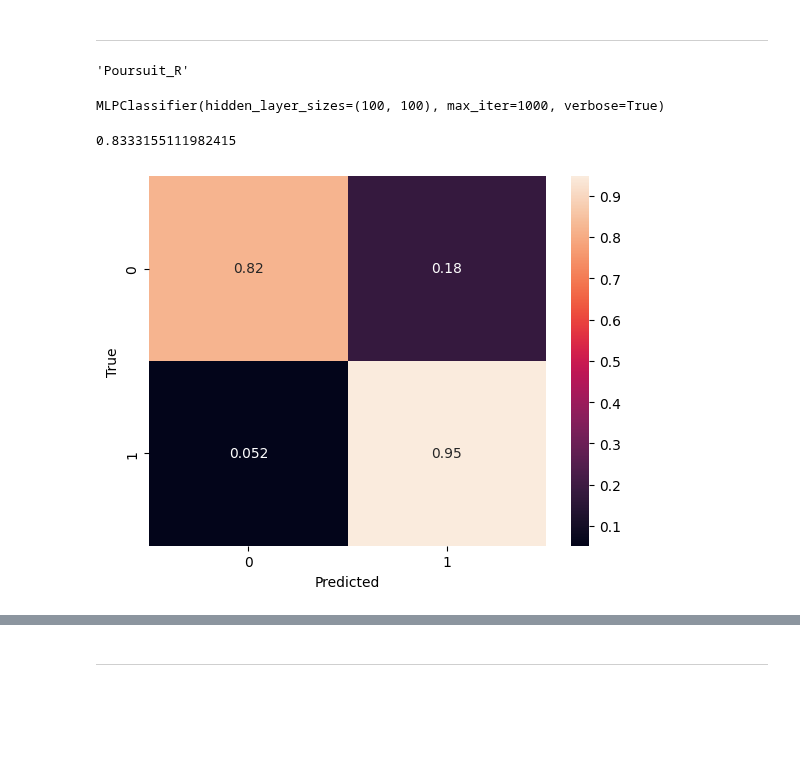
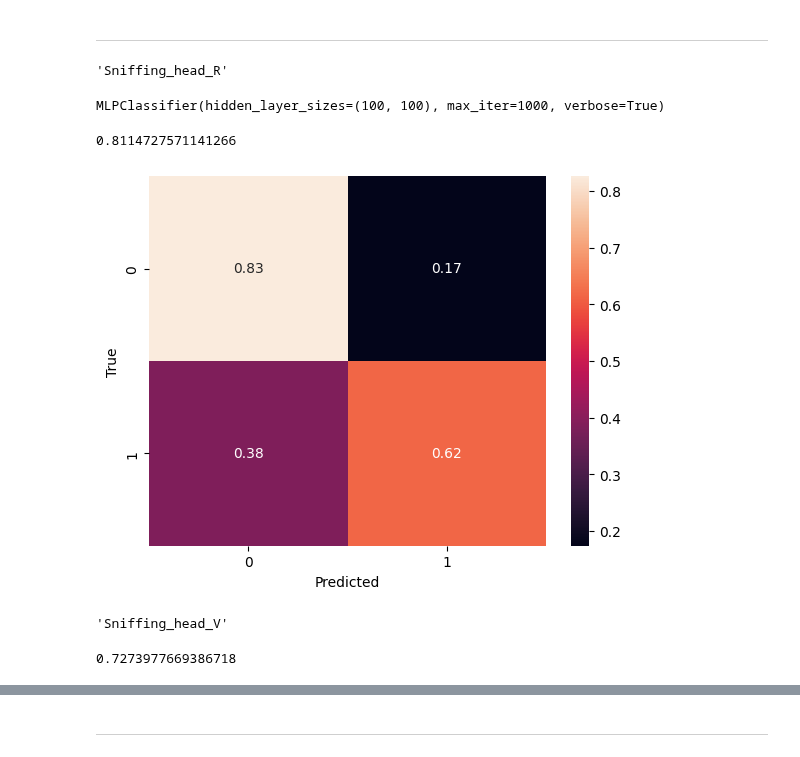
Before and after one commit to JulianAlvarezdeGiorgi/Behavioral_Tagging_of_Mice_in_multiple_Mice_setup_using_Deep_Learning, a Jupyter notebook: src/results_baseline_models.ipynb, the cells around one changed output, grey strips where cells are left out. Cells and saved outputs as stored; diff of their text form; code cells hidden in the pictures; blank space fills up the shorter version.

```diff
--- a/src/results_baseline_models.ipynb
+++ b/src/results_baseline_models.ipynb
@@ -137,7 +218,7 @@ beh_names[0]
 ## General contact
 # %%
 # Load the model
-model = joblib.load('baseline_models/model_gencont.pkl')
+model = joblib.load('baseline_models/new_dataset/model_gencont.pkl')
 print(model)
 # %% [output]
 MLPClassifier(hidden_layer_sizes=(100, 100), max_iter=1000, verbose=True)
@@ -166,7 +252,7 @@ beh_names[1]
 'Sniffing_R'
 # %%
 # Load the model
-model = joblib.load('baseline_models/model_sniffR.pkl')
+model = joblib.load('baseline_models/new_dataset/model_sniffR.pkl')
 print(model)
 # %% [output]
 MLPClassifier(hidden_layer_sizes=(100, 100), max_iter=1000, verbose=True)
@@ -190,31 +297,41 @@ plt.show()
 # %% [markdown]
 ---
 # %%
-beh_names[5]
+beh_names[3]
 # %% [output]
-'Poursuit_R'
+'Sniffing_head_R'
 # %%
 # Load the model
-model = joblib.load('baseline_models/new_dataset/model_poursuitR.pkl')
+model = joblib.load('baseline_models/new_dataset/model_Shead.pkl')
 print(model)
 # %% [output]
 MLPClassifier(hidden_layer_sizes=(100, 100), max_iter=1000, verbose=True)
 # %%
 # Test the model
-y_pred = model.predict(X)
+y_pred = model.predict(X_R)
 
-accuracy_score(y[:, 5], y_pred)
+accuracy_score(y[:, 3], y_pred)
 # %% [output]
-0.8333155111982415
+0.8114727571141266
 # %%
 # Confusion matrix
-conf_matrix = confusion_matrix(y[:, 5], y_pred)
+conf_matrix = confusion_matrix(y[:, 3], y_pred)
 
 conf_matrix = conf_matrix / conf_matrix.sum(axis=1)[:, np.newaxis]
 
 sns.heatmap(conf_matrix, annot=True)
 plt.xlabel('Predicted')
 plt.ylabel('True')
 plt.show()
 # %% [output]
-[figure, old version]
+[figure, new version]
+# %%
+beh_names[11]
+# %% [output]
+'Sniffing_head_V'
+# %%
+y_pred = model.predict(X_V)
+
+accuracy_score(y[:, 11], y_pred)
+# %% [output]
+0.7273977669386718
```
Also changed, not shown: parts of 62 cells of this notebook, 7 other files.
